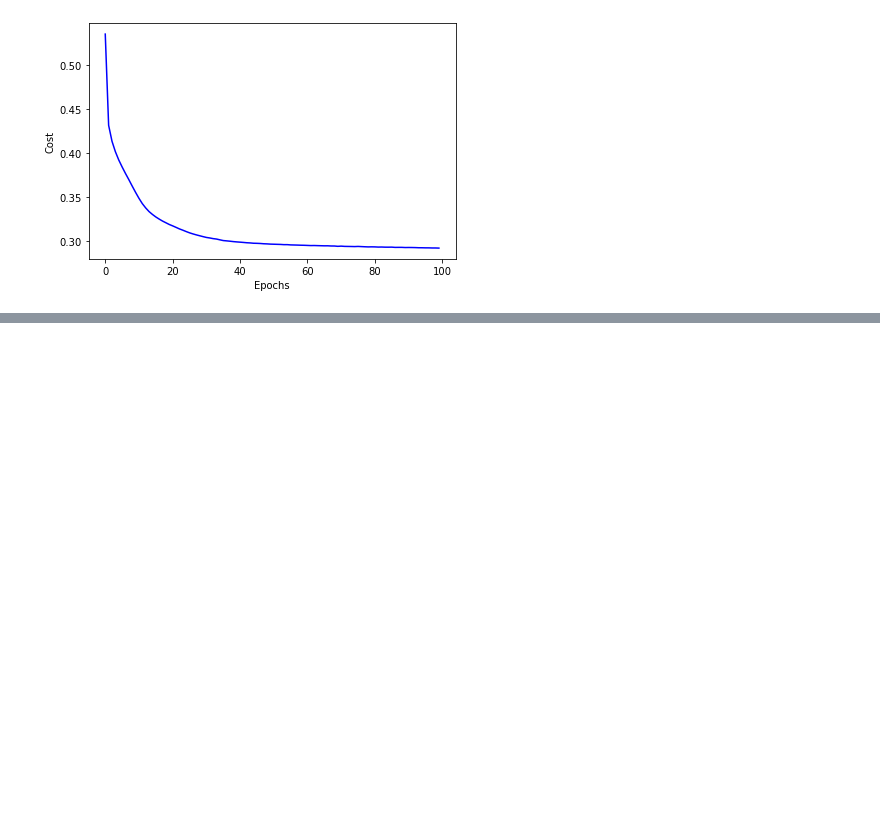
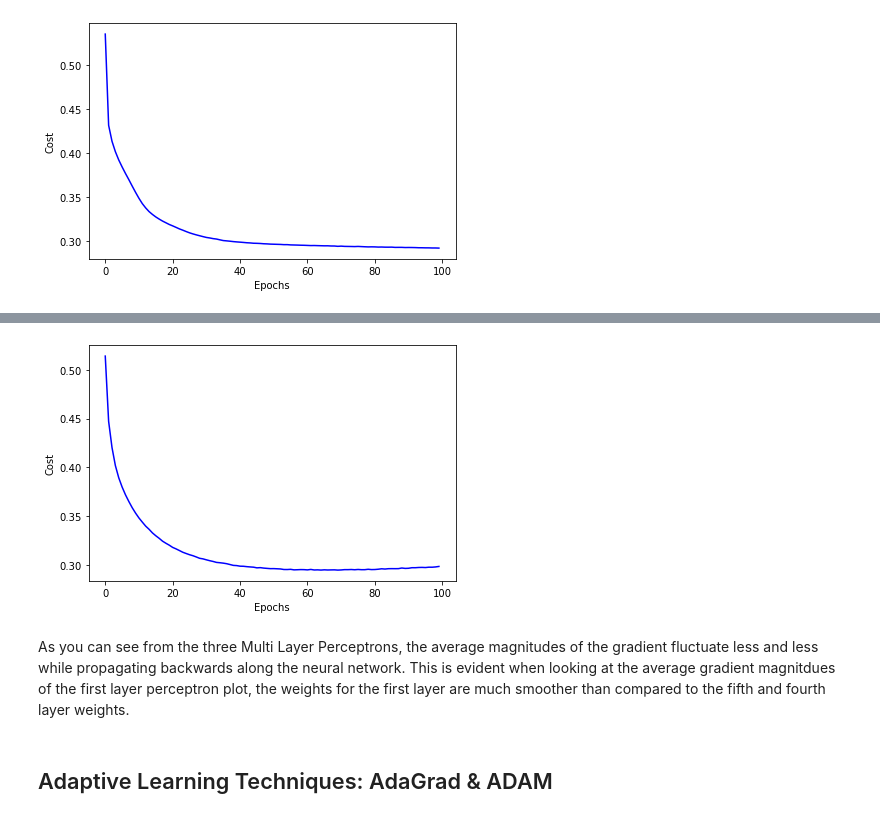
Before and after one commit to lukedemaio/MLLab04, a Jupyter notebook: Lab4.ipynb, the cells around one changed output, grey strips where cells are left out. Cells and saved outputs as stored; diff of their text form; code cells hidden in the pictures; blank space fills up the shorter version.

Commit message:
final version + AdaGrad fix

```diff
--- a/Lab4.ipynb
+++ b/Lab4.ipynb
@@ -1100,3 +1116,17 @@ As you can see from the three Multi Layer Perceptrons, the average magnitudes of
+# %%
+cost_avgs = [np.mean(x) for x in nn_5mcg.cost_]
+
+plt.plot(range(len(cost_avgs)), cost_avgs, color='blue')
+plt.ylabel('Cost')
+plt.xlabel('Epochs')
+plt.tight_layout()
+plt.show()
+# %% [output]
+[figure, added]
+# %% [markdown]
+As you can see from the three Multi Layer Perceptrons, the average magnitudes of the gradient fluctuate less and less while propagating backwards along the neural network. This is evident when looking at the average gradient magnitdues of the first layer perceptron plot, the weights for the first layer are much smoother than compared to the fifth and fourth layer weights.
+# %% [markdown]
+## Adaptive Learning Techniques: AdaGrad & ADAM
 # %%
 class AdaGrad_FiveLayerPerceptron(object):
     def __init__(self, n_hidden=1,
```
Also changed, not shown: parts of 54 cells of this notebook.
